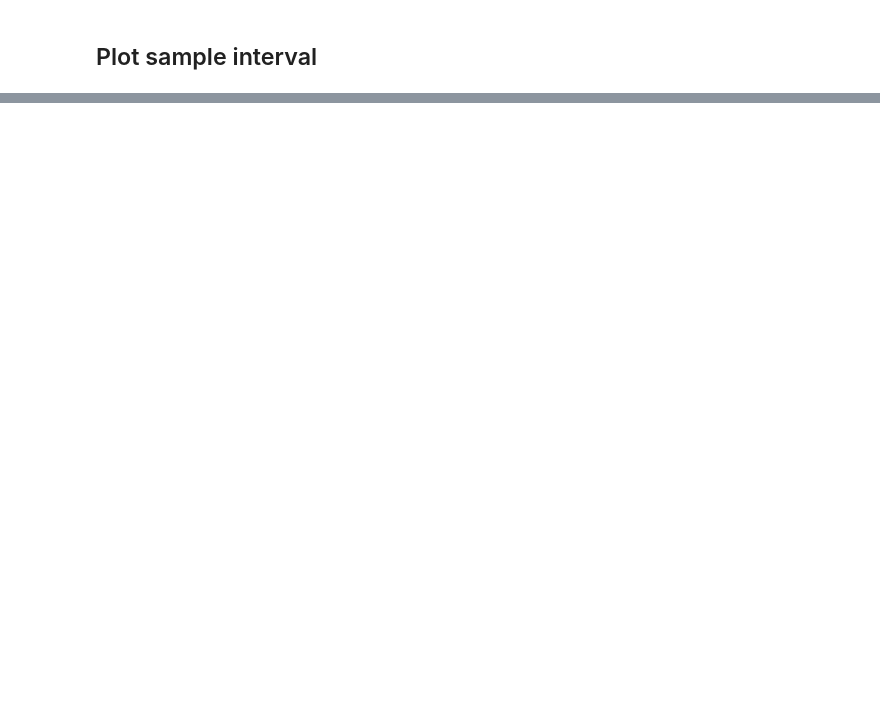
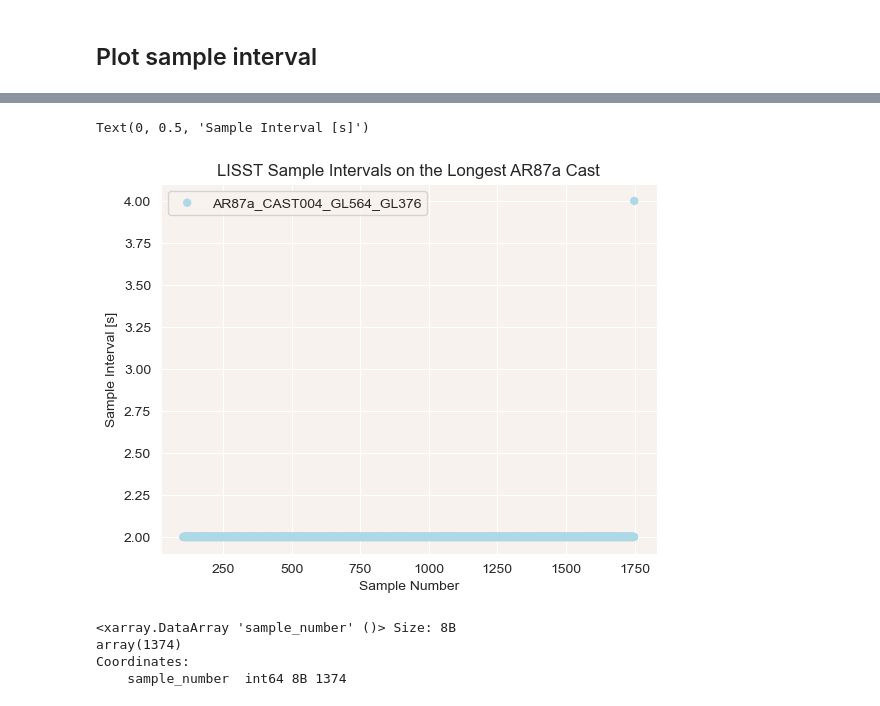
Before and after one commit to cooleyky/prtsz_deep_dive, a Jupyter notebook: 06-pioneer21-sample-interval-drift.ipynb, the cells around one changed output, grey strips where cells are left out. Saved outputs shown, nothing was run; the diff lists cells and outputs as text; code cells hidden in the pictures; blank space fills up the shorter version.

```diff
--- a/06-pioneer21-sample-interval-drift.ipynb
+++ b/06-pioneer21-sample-interval-drift.ipynb
@@ -282,0 +269,18 @@ fig0
+# %%
+# Find the longest cast of each leg by sample number
+def find_longest_cast(lisst_casts):
+    # Loop through list of LISST files
+    loop = lisst_casts.copy()
+    while len(loop)>0:
+        # Load cast data
+        key, value = loop.pop(0)
+        lisst_path = RDA_URL + value
+        lisst_ds = load_lisst(lisst_path, csvhdr)
+        lisst_ds = lisst_ds.assign_attrs(cast=key)
+        if len(loop)==(len(lisst_casts)-1):
+            cast_len = lisst_ds.sample_number[-1]
+            return_ds = lisst_ds
+        elif (lisst_ds.sample_number[-1])>cast_len:
+            cast_len = lisst_ds.sample_number[-1]
+            return_ds = lisst_ds
+    return return_ds, cast_len
@@ -282,0 +296,20 @@ fig0
+# %%
+# Plot sample intervals of the longest cast of AR87a
+fig3, ax3 = plt.subplots()
+ax3 = addintervals2axes(ax3, long_ds_a, "lightblue", datalabel=long_ds_a.cast)
+ax3.legend()
+plt.title("LISST Sample Intervals on the Longest AR87a Cast")
+ax3.set_xlabel("Sample Number")
+ax3.set_ylabel("Sample Interval [s]")
+# %% [output]
+Text(0, 0.5, 'Sample Interval [s]')
+[figure, added]
+# %%
+# Find longest cast of Leg B and calculate sample intervals
+long_ds_b, cast_len_b = find_longest_cast(pairs87b)
+print(cast_len_b)
+# %% [output]
+<xarray.DataArray 'sample_number' ()> Size: 8B
+array(1374)
+Coordinates:
+    sample_number  int64 8B 1374
```
Also changed, not shown: parts of 13 cells of this notebook.
